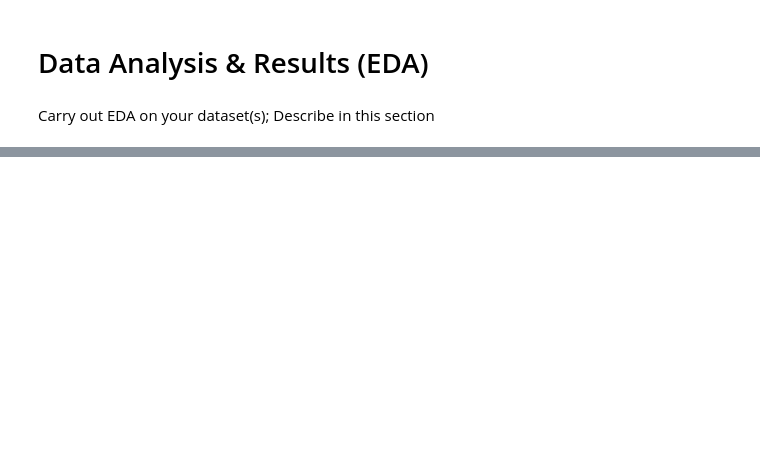
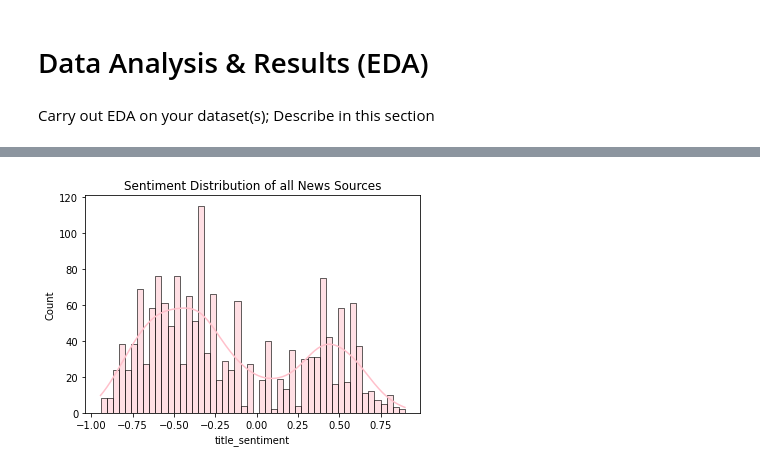
Before and after one commit to bridge-exe/Political-Polarity-Sentiments, a Jupyter notebook: EDACheckpoint_group046.ipynb, the cells around one changed output, grey strips where cells are left out. Drawn from its saved outputs; the diff is of its cells as text; code cells hidden in the pictures; blank space fills up the shorter version.

```diff
--- a/EDACheckpoint_group046.ipynb
+++ b/EDACheckpoint_group046.ipynb
@@ -278,0 +322,5 @@ news
+# %%
+#get rid of 0 values (outlier)
+news = news[news.title_sentiment != 0]
+news.head()
+##Pay attention to the words that are not stemmed properly!!
@@ -278,0 +338,6 @@ news
+# %%
+total_plot = sns.histplot(news['title_sentiment'], bins=50, kde=True, color = 'pink');
+
+total_plot.set_title("Sentiment Distribution of all News Sources");
+# %% [output]
+[figure, added]
```
Also changed, not shown: parts of 40 cells of this notebook.
